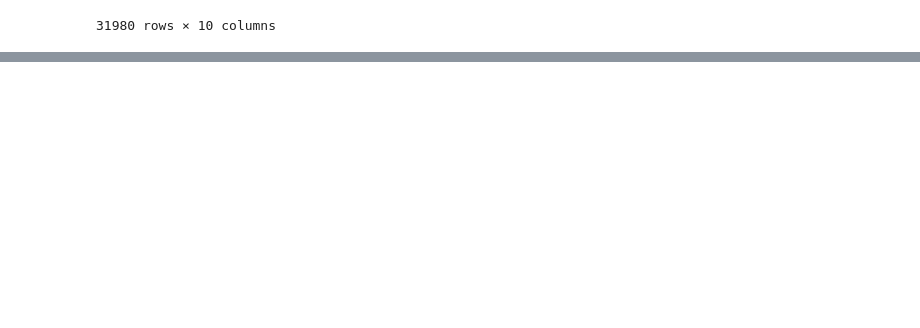
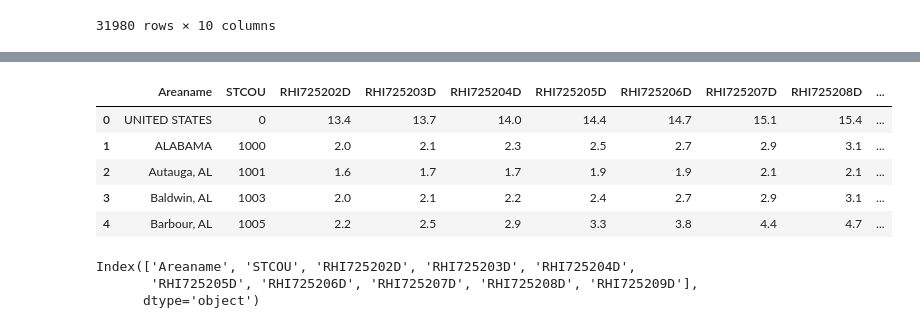
Before and after one commit to ncsa/CPRHD_WNV_GI, a Jupyter notebook: WNV-SocioEconomicFeatures-Vinu.ipynb, the cells around one changed output, grey strips where cells are left out. Cells and saved outputs as stored; diff of their text form; code cells hidden in the pictures; blank space fills up the shorter version.

```diff
--- a/WNV-SocioEconomicFeatures-Vinu.ipynb
+++ b/WNV-SocioEconomicFeatures-Vinu.ipynb
@@ -1960,0 +2856,5 @@ df5
+# %%
+ra7a = pd.read_excel("RHI/RHI02.xls", "Sheet7")
+print(ra7a.shape, "\n")
+print(list(ra7a.columns))
+ra7a.head(2)
@@ -1960,0 +2869,38 @@ df5
+# %%
+##Column descriptions: File 2, Sheet 7
+
+#### Areaname: County name
+#### STCOU: GEOID
+#### RHI725202D: Resident population: Hispanic or Latino Origin, percent (July 1 - estimate) 2002
+#### RHI725203D: Resident population: Hispanic or Latino Origin, percent (July 1 - estimate) 2003
+#### RHI725204D: Resident population: Hispanic or Latino Origin, percent (July 1 - estimate) 2004
+#### RHI725205D: Resident population: Hispanic or Latino Origin, percent (July 1 - estimate) 2005
+#### RHI725206D: Resident population: Hispanic or Latino Origin, percent (July 1 - estimate) 2006
+#### RHI725207D: Resident population: Hispanic or Latino Origin, percent (July 1 - estimate) 2007
+#### RHI725208D: Resident population: Hispanic or Latino Origin, percent (July 1 - estimate) 2008
+#### RHI725209D: Resident population: Hispanic or Latino Origin, percent (July 1 - estimate) 2009
+
+#Columns to drop in sheet 6
+racols_drop_7a = ['RHI725202F', 'RHI725202N1', 'RHI725202N2', 'RHI725203F',
+                  'RHI725203N1', 'RHI725203N2', 'RHI725204F', 'RHI725204N1',
+                  'RHI725204N2', 'RHI725205F', 'RHI725205N1', 'RHI725205N2', 'RHI725206F',
+                  'RHI725206N1', 'RHI725206N2', 'RHI725207F', 'RHI725207N1',
+                  'RHI725207N2', 'RHI725208F', 'RHI725208N1', 'RHI725208N2', 'RHI725209F',
+                  'RHI725209N1', 'RHI725209N2', 'RHI800200F', 'RHI800200D', 'RHI800200N1',
+                  'RHI800200N2', 'RHI800210F', 'RHI800210D', 'RHI800210N1', 'RHI800210N2']
+
+ra7a = ra7a.drop(columns = racols_drop_7a, axis = 1)
+ra7a.head(5)
+# %% [output]
+|  | Areaname | STCOU | RHI725202D | RHI725203D | RHI725204D | RHI725205D | RHI725206D | RHI725207D | RHI725208D | ... |
+| 0 | UNITED STATES | 0 | 13.4 | 13.7 | 14.0 | 14.4 | 14.7 | 15.1 | 15.4 | ... |
+| 1 | ALABAMA | 1000 | 2.0 | 2.1 | 2.3 | 2.5 | 2.7 | 2.9 | 3.1 | ... |
+| 2 | Autauga, AL | 1001 | 1.6 | 1.7 | 1.7 | 1.9 | 1.9 | 2.1 | 2.1 | ... |
+| 3 | Baldwin, AL | 1003 | 2.0 | 2.1 | 2.2 | 2.4 | 2.7 | 2.9 | 3.1 | ... |
+| 4 | Barbour, AL | 1005 | 2.2 | 2.5 | 2.9 | 3.3 | 3.8 | 4.4 | 4.7 | ... |
+# %%
+ra7a.columns
+# %% [output]
+Index(['Areaname', 'STCOU', 'RHI725202D', 'RHI725203D', 'RHI725204D',
+       'RHI725205D', 'RHI725206D', 'RHI725207D', 'RHI725208D', 'RHI725209D'],
+      dtype='object')
```
Also changed, not shown: parts of 63 cells of this notebook.
